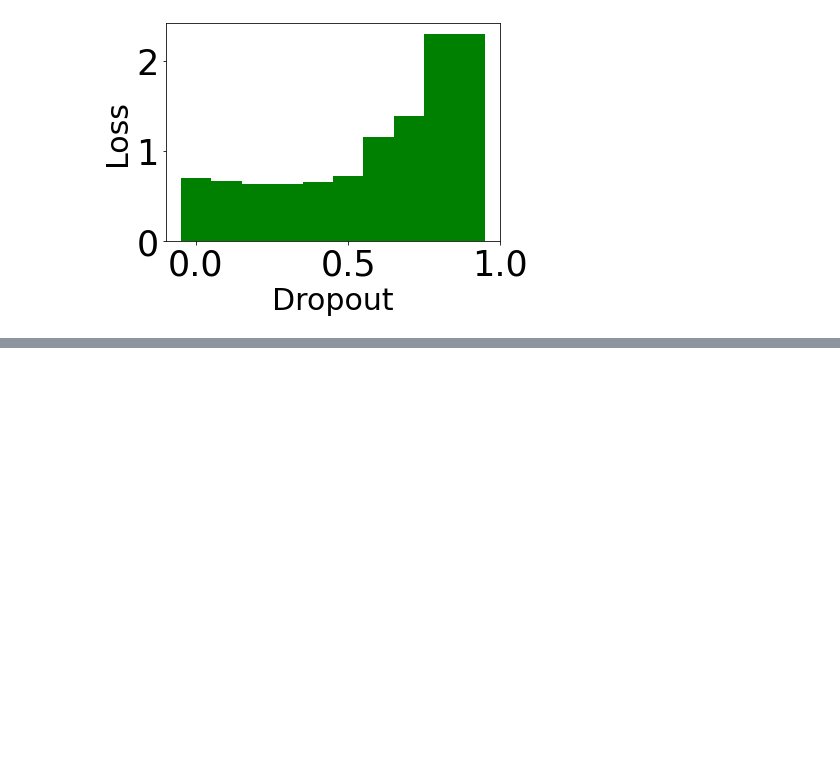
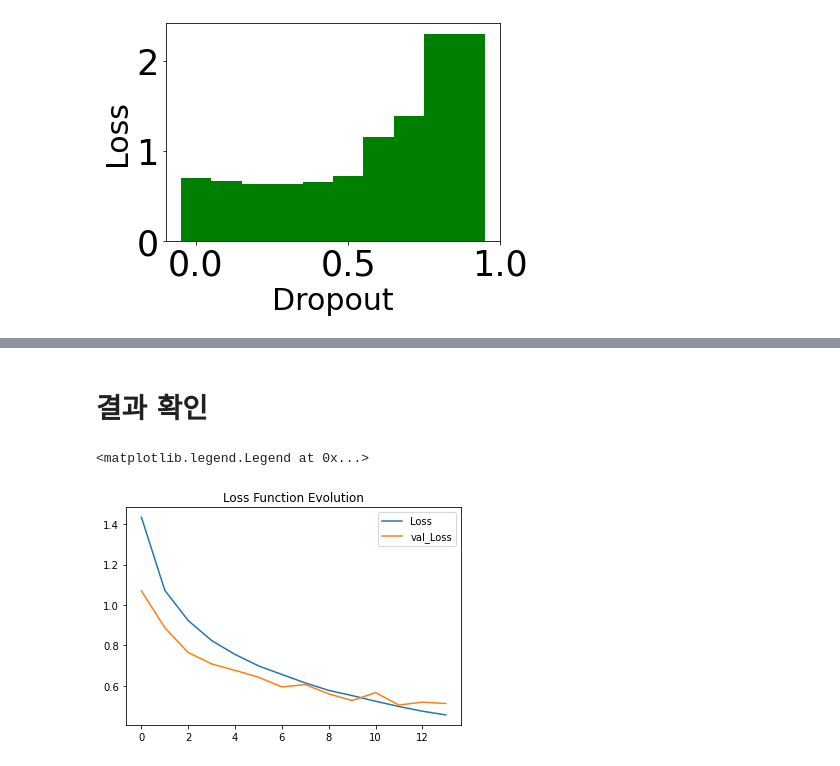
Before and after one commit to hr1588/Lab_study, a Jupyter notebook: dh_cifar.ipynb, the cells around one changed output, grey strips where cells are left out. Drawn from its saved outputs; the diff is of its cells as text; code cells hidden in the pictures; blank space fills up the shorter version.

```diff
--- a/dh_cifar.ipynb
+++ b/dh_cifar.ipynb
@@ -166,0 +228,19 @@ plt.show()
+# %%
+batch_size = 32
+data_generator = ImageDataGenerator(width_shift_range = 0.1, height_shift_range = 0.1,
+                                    horizontal_flip = True)
+
+train_generator = data_generator.flow(train_input, train_target, batch_size)
+steps_per_epoch = train_input.shape[0] // batch_size
+# %%
+model.compile(loss='categorical_crossentropy', optimizer='adam', metrics = ['accuracy'])
+
+checkpoint_cb = keras.callbacks.ModelCheckpoint('best-cnn-model.h5',
+                                                save_best_only = True)
+
+early_stopping_cb = keras.callbacks.EarlyStopping(patience=2,restore_best_weights = True)
+
+history = model.fit(train_input, train_target, batch_size=batch_size, epochs = epochs,
+                        shuffle=True, validation_data=(val_input, val_target),
+                        steps_per_epoch = steps_per_epoch,
+                        callbacks = [checkpoint_cb, early_stopping_cb])
@@ -166,0 +265,10 @@ plt.show()
+# %% [markdown]
+# 결과 확인
+# %%
+plt.plot(history.history['loss'], label='Loss')
+plt.plot(history.history['val_loss'], label='val_Loss')
+plt.title('Loss Function Evolution')
+plt.legend()
+# %% [output]
+<matplotlib.legend.Legend at 0x...>
+[figure, added]
```
Also changed, not shown: parts of 19 cells of this notebook.
